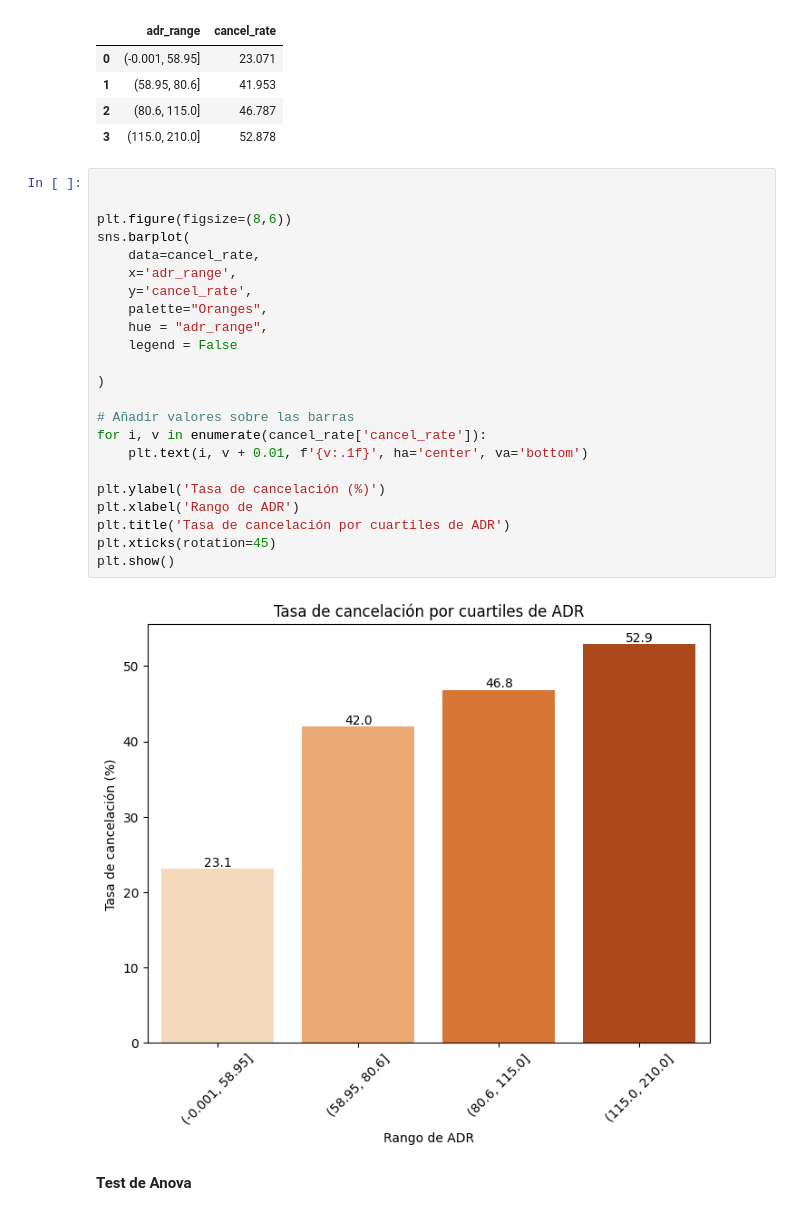
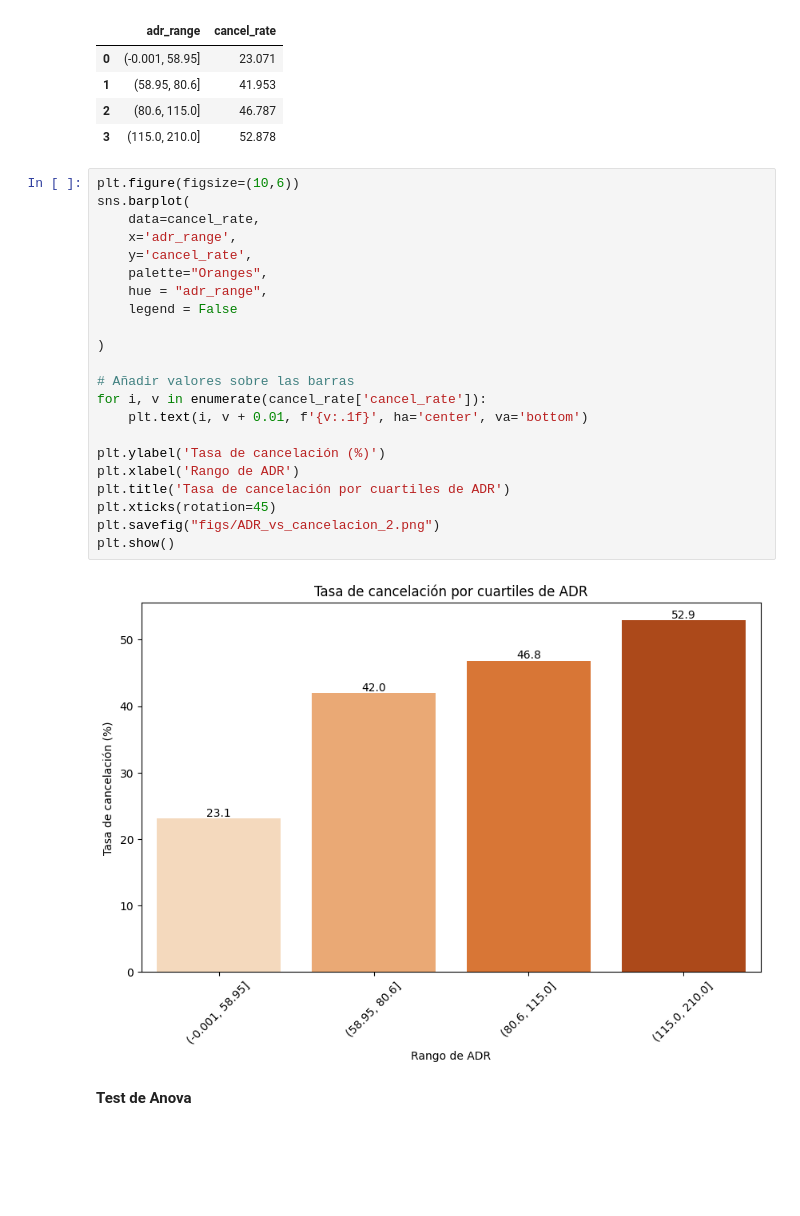
Before and after one commit to maperezp/Taller1-CDA, a Jupyter notebook: Taller1.ipynb, the cells around one changed output. Cells and saved outputs as stored; diff of their text form; blank space fills up the shorter version.

```diff
--- a/Taller1.ipynb
+++ b/Taller1.ipynb
@@ -615,30 +616,29 @@ cancel_rate
 | 2 | (80.6, 115.0] | 46.787 |
 | 3 | (115.0, 210.0] | 52.878 |
 # %%
-
-
-plt.figure(figsize=(8,6))
+plt.figure(figsize=(10,6))
 sns.barplot(
     data=cancel_rate,
     x='adr_range',
     y='cancel_rate',
     palette="Oranges",
     hue = "adr_range",
     legend = False
 
 )
 
 # Añadir valores sobre las barras
 for i, v in enumerate(cancel_rate['cancel_rate']):
     plt.text(i, v + 0.01, f'{v:.1f}', ha='center', va='bottom')
 
 plt.ylabel('Tasa de cancelación (%)')
 plt.xlabel('Rango de ADR')
 plt.title('Tasa de cancelación por cuartiles de ADR')
 plt.xticks(rotation=45)
+plt.savefig("figs/ADR_vs_cancelacion_2.png")
 plt.show()
 # %% [output]
-[figure, old version]
+[figure, new version]
 # %% [markdown]
 **Test de Anova**
 # %%
```
Also changed, not shown: parts of 9 cells of this notebook, 9 other files.
